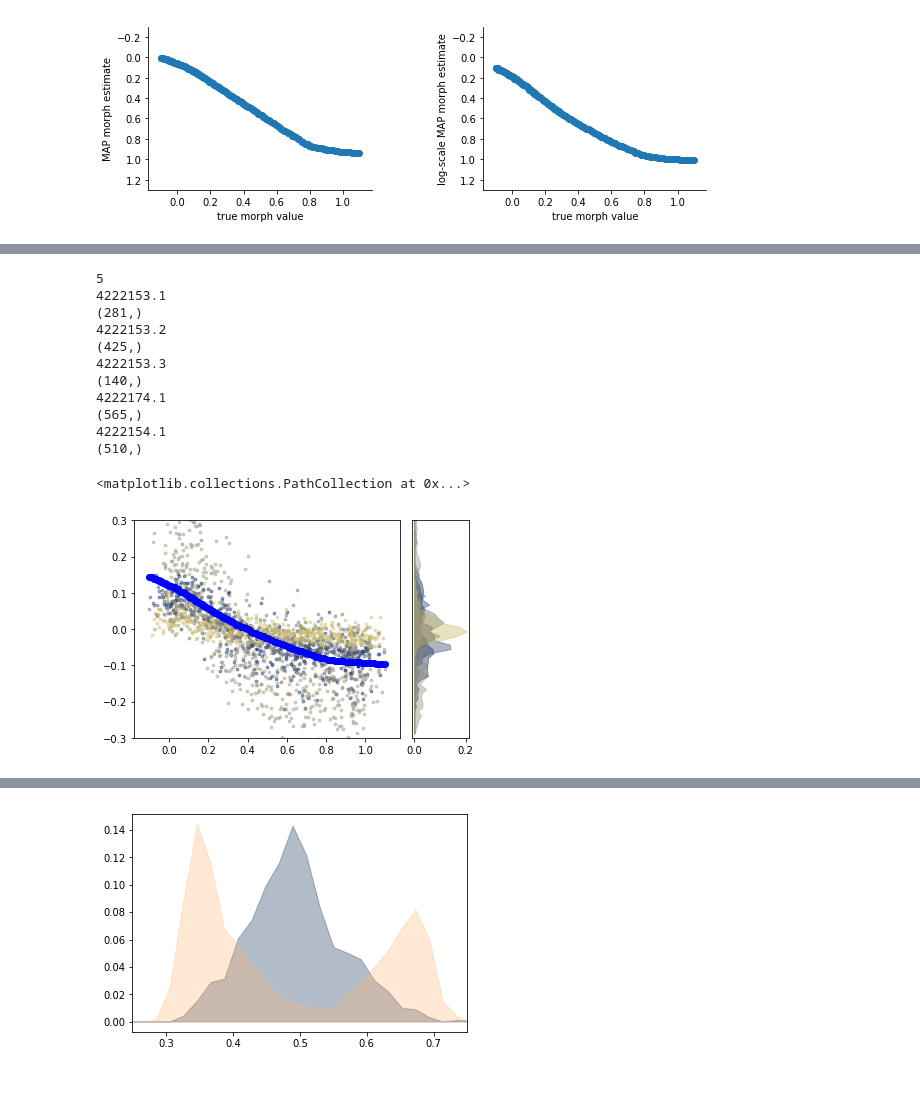
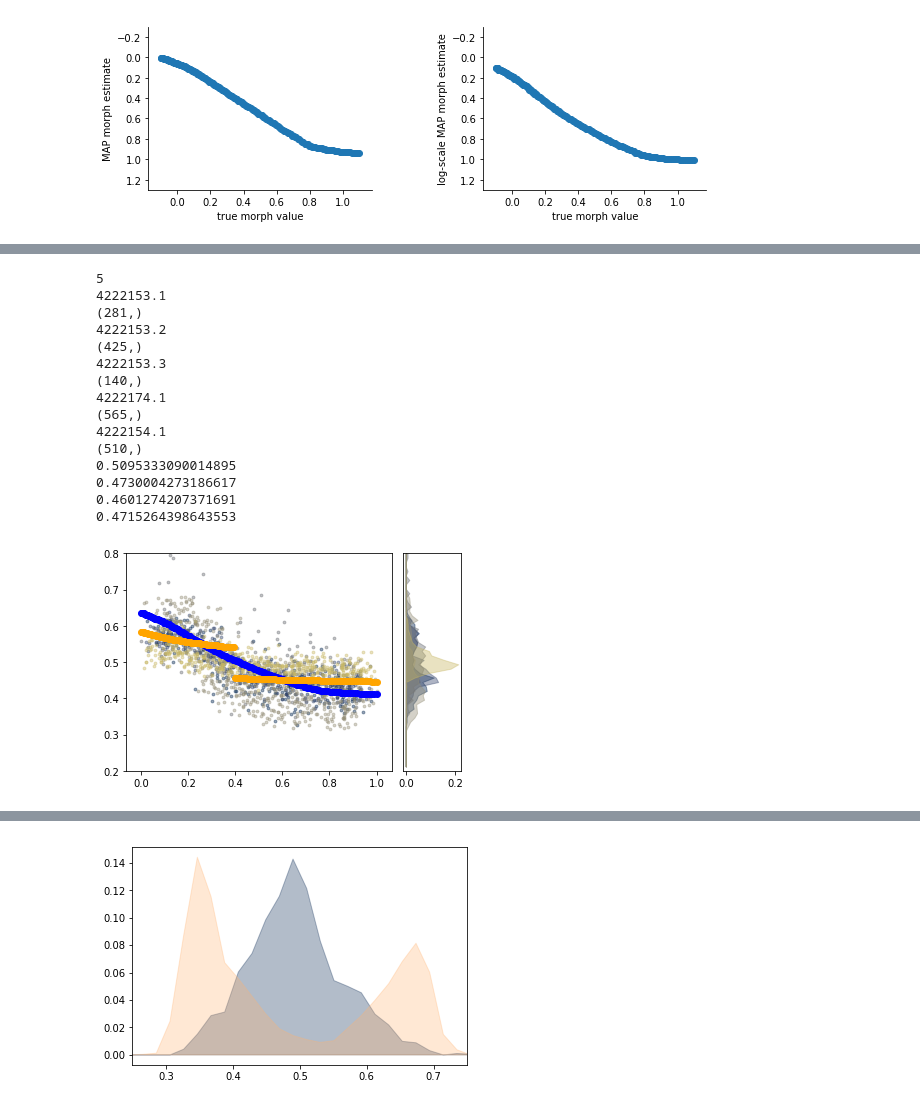
Before and after one commit to GiocomoLab/MightyMorphingPhotonRangers, a Jupyter notebook: SimMats/LogAngleRatioPlots.ipynb, the cells around one changed output, grey strips where cells are left out. Drawn from its saved outputs; the diff is of its cells as text; code cells hidden in the pictures.

```diff
--- a/SimMats/LogAngleRatioPlots.ipynb
+++ b/SimMats/LogAngleRatioPlots.ipynb
@@ -85,10 +86,12 @@ def sess_lar(sess,max_pos=450,cellmask = None):
         cd = centroid0-centroid1
 #         cd/=np.linalg.norm(cd.ravel(),ord=2)
 
-        sim0[trial],sim1[trial] = np.dot(S_tm_norm[trial,:],centroid0), np.dot(S_tm_norm[trial,:],centroid1)
+        angle0, angle1 = np.dot(S_tm_norm[trial,:],centroid0), np.dot(S_tm_norm[trial,:],centroid1)
+        sim0[trial],sim1[trial] = angle0,angle1
 #         print(effMorph[trial],sim0[trial],sim1[trial])
 #         lar[trial]= np.log(np.dot(S_tm_norm[trial,:],centroid0)/np.dot(S_tm_norm[trial,:],centroid1))
-        lar[trial] = np.dot(S_tm_norm[trial,:],cd)
+#         lar[trial] = np.dot(S_tm_norm[trial,:],cd)
+        lar[trial]=angle0/(angle0+angle1)
 
     return lar, effMorph, sim0, sim1
 # %%
@@ -601,7 +650,7 @@ ax[1].set_xlim([-.2,1.2])
 # %%
 EM_rare_n = {}
 for k,v in EM_rare.items():
-    EM_rare_n[k]=(v-mega_em_rare.min())/(mega_em_rare.max()-mega_em_rare.min())*1.2-.1
-f,ax = plot_LAR(LAR_rare,EM_rare_n,cmap='copper',ymin=-.5,ymax=.5)
-ax[0].scatter(logstim_2_morph(theta),rare_reg.coef_*rare_p_shat + rare_reg.intercept_,color='orange')
-# f.savefig("G:\\My Drive\\manuscripts\\MightyMorphinPhotonRangers_Manuscript\\Figures\\rare_LSR_MAP_regression.pdf",format='pdf')
+    EM_rare_n[k]=(v-mega_em_rare.min())/(mega_em_rare.max()-mega_em_rare.min())#*1.2-.1
+# f,ax = plot_LAR(LAR_rare,EM_rare_n,cmap='copper',ymin=-.5,ymax=.5)
+# ax[0].scatter(logstim_2_morph(theta),rare_reg.coef_*rare_p_shat + rare_reg.intercept_,color='orange')
+# # f.savefig("G:\\My Drive\\manuscripts\\MightyMorphinPhotonRangers_Manuscript\\Figures\\rare_LSR_MAP_regression.pdf",format='pdf')
@@ -620,5 +684,7 @@ ax[0].scatter(logstim_2_morph(theta),rare_reg.coef_*rare_p_shat + rare_reg.inter
 # %%
-
-f,ax = plot_LAR(prob_rare,EM_rare_n,cmap='copper',ymin=.2,ymax=.8)
-ax[0].scatter(logstim_2_morph(theta),rare_preg.coef_*rare_p_shat + rare_preg.intercept_,color='orange')
-f.savefig("G:\\My Drive\\manuscripts\\MightyMorphinPhotonRangers_Manuscript\\Figures\\rare_sf_MAP_regression.pdf",format='pdf')
+EM_fam_n = {}
+for k,v in EM_fam.items():
+    EM_fam_n[k]=(v-mega_em_fam.min())/(mega_em_fam.max()-mega_em_fam.min())#*1.2-.1
+# f,ax = plot_LAR(LAR_fam,EM_fam_n,cmap='cividis',ymin=-.3,ymax=.3)
+# ax[0].scatter(logstim_2_morph(theta),fam_reg.coef_*fam_p_shat + fam_reg.intercept_,color='blue')
+# # f.savefig("G:\\My Drive\\manuscripts\\MightyMorphinPhotonRangers_Manuscript\\Figures\\fam_LSR_MAP_regression.pdf",format='pdf')
@@ -636,21 +691,28 @@ f.savefig("G:\\My Drive\\manuscripts\\MightyMorphinPhotonRangers_Manuscript\\Fig
 # %%
-EM_fam_n = {}
-for k,v in EM_fam.items():
-    EM_fam_n[k]=(v-mega_em_fam.min())/(mega_em_fam.max()-mega_em_fam.min())*1.2-.1
-f,ax = plot_LAR(LAR_fam,EM_fam_n,cmap='cividis',ymin=-.3,ymax=.3)
-ax[0].scatter(logstim_2_morph(theta),fam_reg.coef_*fam_p_shat + fam_reg.intercept_,color='blue')
-# f.savefig("G:\\My Drive\\manuscripts\\MightyMorphinPhotonRangers_Manuscript\\Figures\\fam_LSR_MAP_regression.pdf",format='pdf')
+f,ax = plot_LAR(prob_fam,EM_fam_n,cmap='cividis',ymin=.2,ymax=.8)
+ax[0].scatter((logstim_2_morph(theta)+.1)/1.2,fam_reg.coef_*fam_p_shat + fam_reg.intercept_,color='blue')
+ax[0].scatter((logstim_2_morph(theta)+.1)/1.2,fam_preg.coef_*rare_p_shat + fam_preg.intercept_,color='orange')
+
+# f.savefig("G:\\My Drive\\manuscripts\\MightyMorphinPhotonRangers_Manuscript\\Figures\\fam_sf_MAP_regression.pdf",format='pdf')
+
+print(np.median(fam_cv))
+print(np.median(fam_rcv))
+print(np.median(fam_linecv))
+print(np.median(fam_sigcv))
 # %% [output]
 5
 4222153.1
 (281,)
 4222153.2
 (425,)
 4222153.3
 (140,)
 4222174.1
 (565,)
 4222154.1
 (510,)
+0.5095333090014895
+0.4730004273186617
+0.4601274207371691
+0.4715264398643553
-<matplotlib.collections.PathCollection at 0x...>
-[figure, old version]
+[figure, new version]
```
Also changed, not shown: parts of 25 cells of this notebook, 7 other files.
